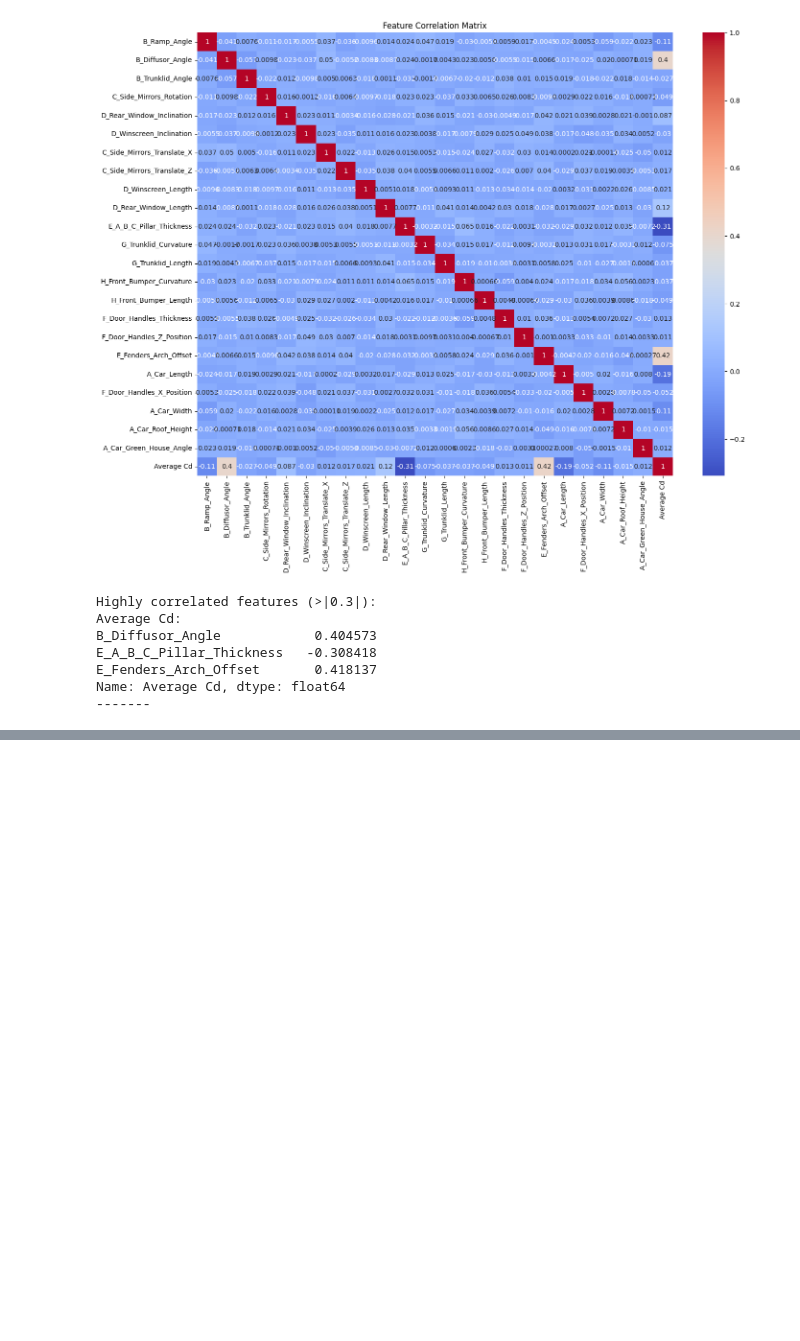
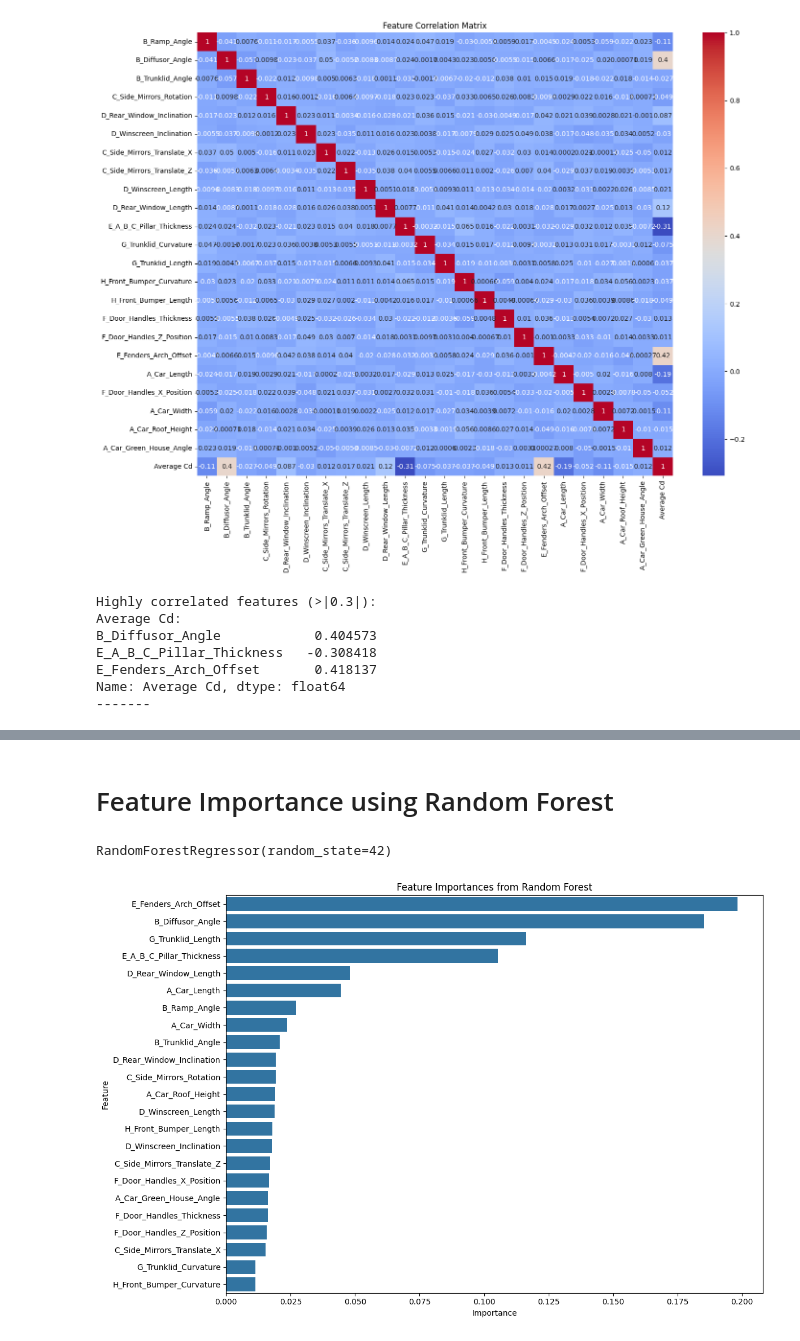
Before and after one commit to Natarajan-33/daily-learning-journal, a Jupyter notebook: DrivAerNet++/code/DrivAerNet_Natarajan.ipynb, the cells around one changed output, grey strips where cells are left out. Saved outputs shown, nothing was run; the diff lists cells and outputs as text; code cells hidden in the pictures; blank space fills up the shorter version.

```diff
--- a/DrivAerNet++/code/DrivAerNet_Natarajan.ipynb
+++ b/DrivAerNet++/code/DrivAerNet_Natarajan.ipynb
@@ -229,0 +285,49 @@ Name: Average Cd, dtype: float64
+# %% [markdown]
+# Feature Importance using Random Forest
+# %%
+from sklearn.ensemble import RandomForestRegressor
+
+# Drop non-numeric columns
+X = data.drop(columns=['Experiment', 'Average Cd', 'Std Cd'])
+y = data['Average Cd']
+# %%
+# Split data into training and validation sets
+from sklearn.model_selection import train_test_split
+
+X_train, X_val, y_train, y_val = train_test_split(
+    X, y, test_size=0.2, random_state=42
+)
+
+# Initialize and train the Random Forest Regressor
+rf = RandomForestRegressor(n_estimators=100, random_state=42)
+rf.fit(X_train, y_train)
+# %% [output]
+RandomForestRegressor(random_state=42)
+# %%
+# Get feature importances
+importances = rf.feature_importances_
+feature_names = X.columns
+feature_importance_df = pd.DataFrame({
+    'Feature': feature_names,
+    'Importance': importances
+})
+
+# Sort features by importance
+feature_importance_df = feature_importance_df.sort_values(
+    by='Importance', ascending=False
+)
+
+# Plot the feature importances
+plt.figure(figsize=(12, 8))
+sns.barplot(
+    x='Importance',
+    y='Feature',
+    data=feature_importance_df
+)
+plt.title('Feature Importances from Random Forest')
+plt.xlabel('Importance')
+plt.ylabel('Feature')
+plt.tight_layout()
+plt.show()
+# %% [output]
+[figure, added]
```
Also changed, not shown: parts of 49 cells of this notebook.
